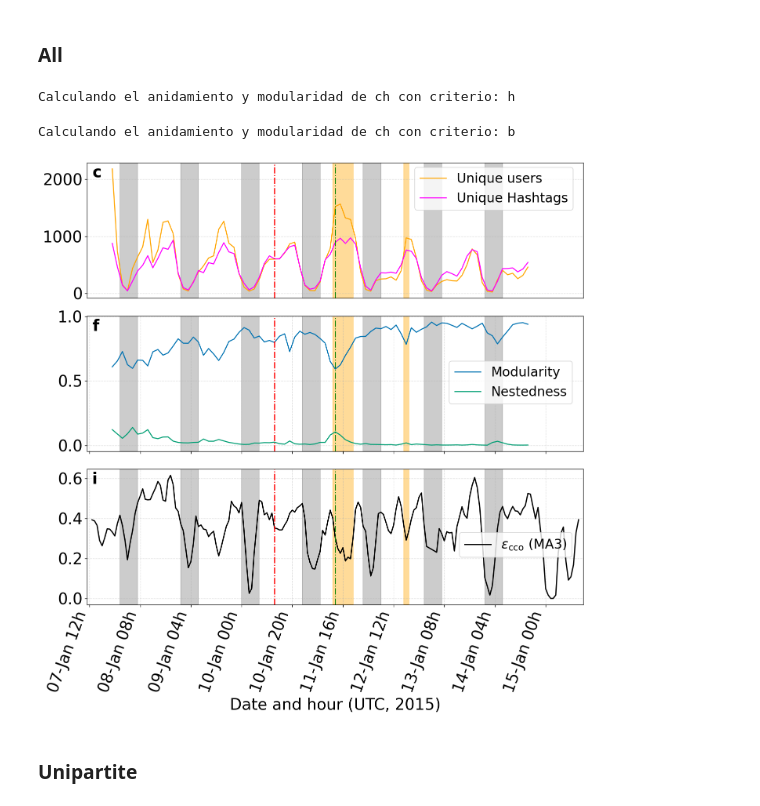
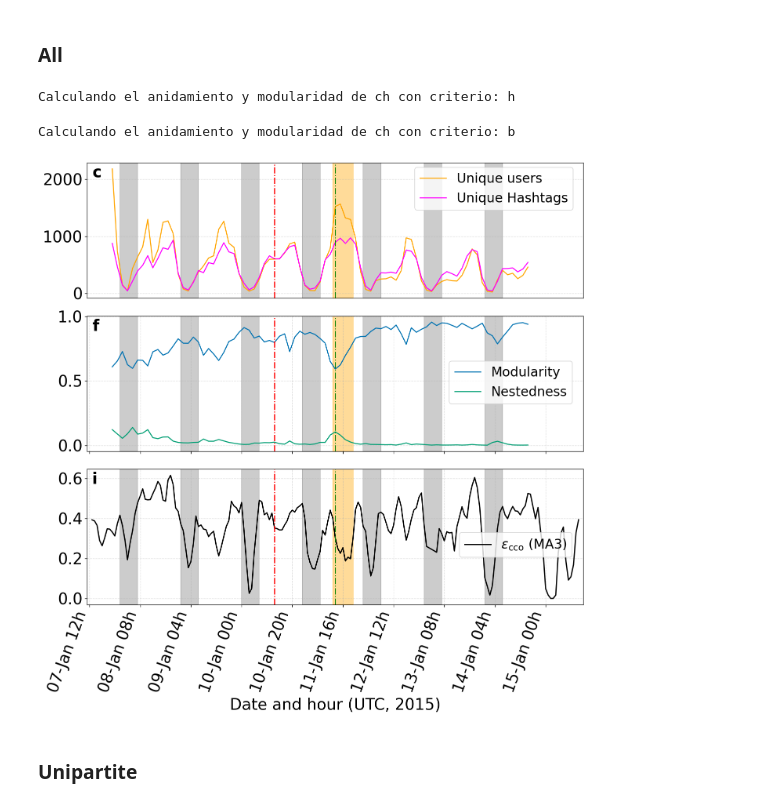
Before and after one commit to Manusua/self-similarity-in-social-movements, a Jupyter notebook: latex_CTW.ipynb, the cells around one changed output. Cells and saved outputs as stored; diff of their text form; code cells hidden in the pictures.

```diff
--- a/latex_CTW.ipynb
+++ b/latex_CTW.ipynb
@@ -870,7 +870,7 @@ for i, ax in enumerate(axes):
 	ax.axvspan(394776, 394783, color='gray', alpha=0.4)
 
 	ax.axvspan(394716, 394724, color='orange', alpha=0.4)
-	ax.axvspan(394744, 394746, color='orange', alpha=0.4)
+	#ax.axvspan(394744, 394746, color='orange', alpha=0.4)
 	#ax.axvspan(394716, 394724, color='orange', alpha=0.4, label="Candidates time windows")
 	#ax.legend()
 
@@ -888,34 +888,34 @@ for i, ax in enumerate(axes):
 
 #axes[0].set_title(f"Charlie Hebdo ε metrics by Network — Media móvil (N={N})")
 #axes[0].set_ylabel(r"$\epsilon_\hat{c}(k)$")
 #axes[3].set_xlabel("Date")
 #axes[2].set_title("Modularity and Nestedness (Hashtags)")
 #axes[3].set_title("Modularityand Nestedness (Bipartite)")
 
 axes[0].legend(loc=[0.66, 0.65], fontsize=20)
 axes[1].legend(loc=[0.73, 0.35], fontsize=20)
 axes[2].legend(loc=[0.75, 0.35], fontsize=20)
 
 def horas_a_fecha(x_val, pos):
 	# x_val es el número en el eje
 	fecha = dt.datetime.utcfromtimestamp(x_val * 3600)
 	return fecha.strftime('%d-%b %Hh')
 	#return fecha.strftime('%Y/%m/%d %Hh')
 axes[2].xaxis.set_major_formatter(plt.FuncFormatter(horas_a_fecha))
 axes[2].set_xlabel('Date and hour (UTC, 2015)', fontsize=24)
 # Eje X menos cargado
 axes[2].xaxis.set_major_locator(MaxNLocator(nbins=12, integer=True))
 for tick in axes[2].get_xticklabels():
 	tick.set_rotation(70)
 	tick.set_ha("right")
 
 
 plt.tight_layout()
 plt.show()
 # %% [output]
 Calculando el anidamiento y modularidad de ch con criterio: h
 Calculando el anidamiento y modularidad de ch con criterio: b
-[figure, old version]
+[figure, new version]
 # %% [markdown]
 ### Unipartite
 # %%
```
Also changed, not shown: parts of 2 cells of this notebook, 9 other files.
